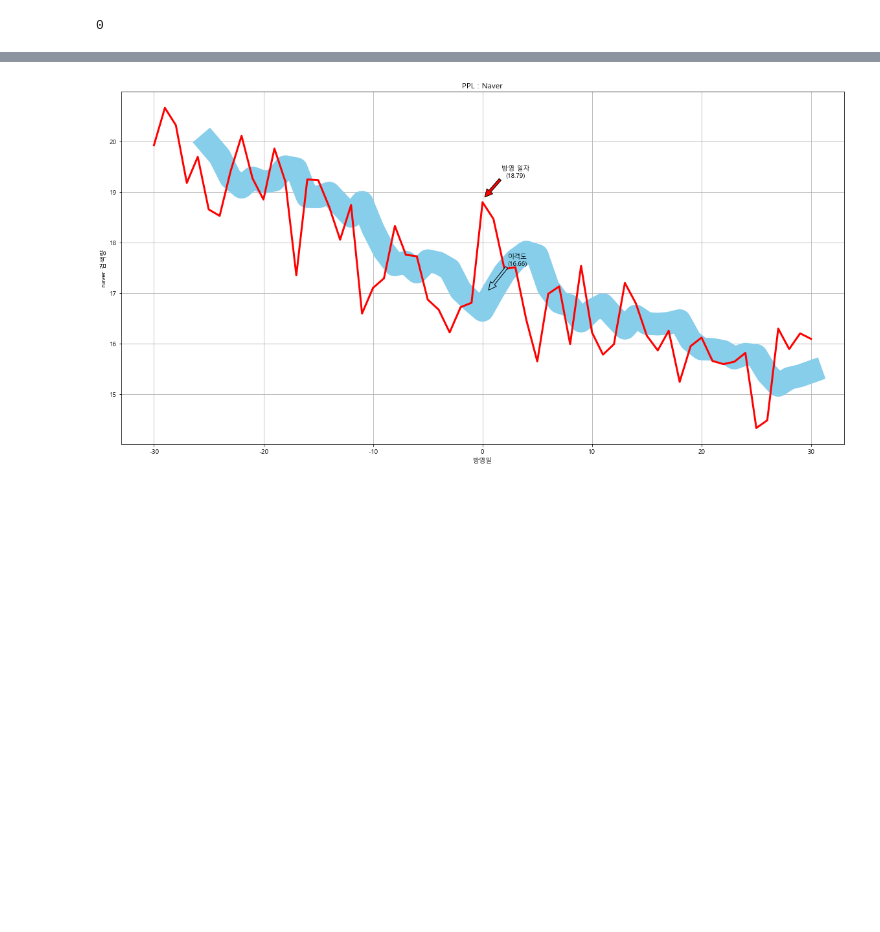
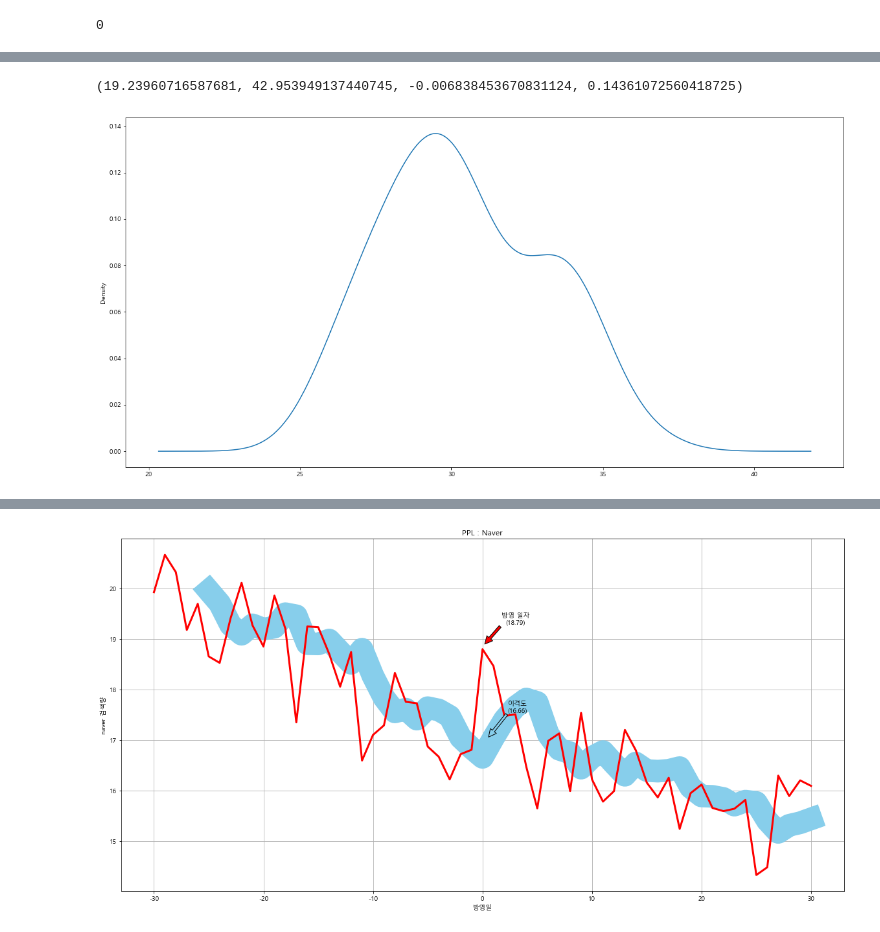
Before and after one commit to kdy7710/Bigdata_Team_Project, a Jupyter notebook: PPL프로젝트용 파일 모음/PPL_Analytics.ipynb, the cells around one changed output, grey strips where cells are left out. Saved outputs shown, nothing was run; the diff lists cells and outputs as text; code cells hidden in the pictures; blank space fills up the shorter version.

```diff
--- a/PPL프로젝트용 파일 모음/PPL_Analytics.ipynb
+++ b/PPL프로젝트용 파일 모음/PPL_Analytics.ipynb
@@ -116,0 +188,9 @@ ABC.head()
+# %%
+plt.figure(figsize=(20, 10))
+
+ABC['Row_mean'].plot.kde()
+print(plt.axis(option='auto'))
+plt.show()
+# %% [output]
+(19.23960716587681, 42.953949137440745, -0.006838453670831124, 0.14361072560418725)
+[figure, added]
```
Also changed, not shown: parts of 23 cells of this notebook.
